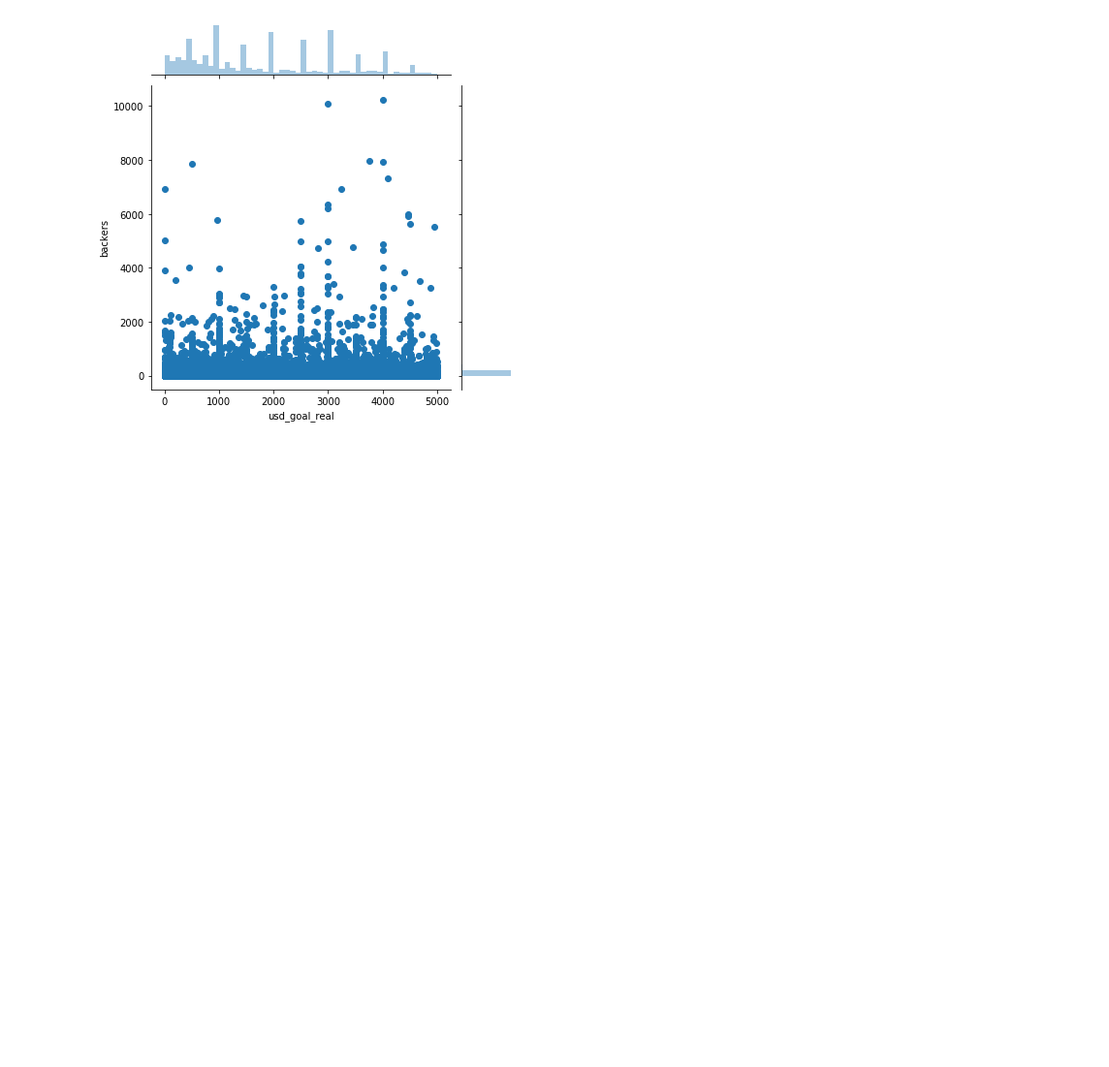
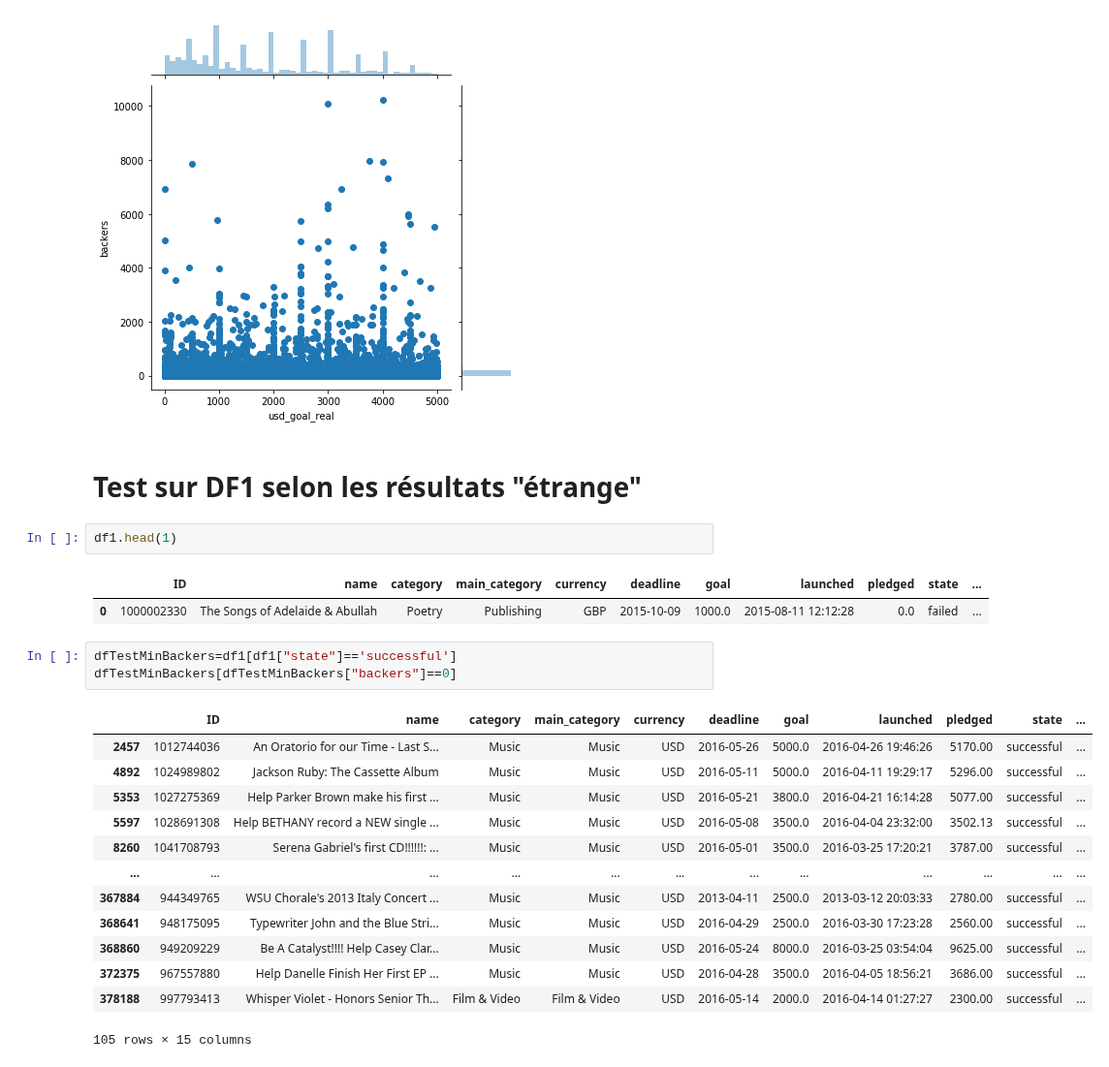
Before and after one commit to tbacha/DMML2019_Team_Apple, a Jupyter notebook: code/Kickstarter_notebook_Team_Apple.ipynb, the cells around one changed output. Shown at 97% size. Drawn from its saved outputs; the diff is of its cells as text; blank space fills up the shorter version.

```diff
--- a/code/Kickstarter_notebook_Team_Apple.ipynb
+++ b/code/Kickstarter_notebook_Team_Apple.ipynb
@@ -176,3 +174,27 @@ sns.jointplot(x="usd_pledged_real", y="backers", data=df1[df1["usd_pledged_real"
 sns.jointplot(x="usd_goal_real", y="backers", data=df1[df1["usd_goal_real"]<5000]);
 # %% [output]
 [figure]
+# %% [markdown]
+# Test sur DF1 selon les résultats "étrange"
+# %%
+df1.head(1)
+# %% [output]
+|  | ID | name | category | main_category | currency | deadline | goal | launched | pledged | state | ... |
+| 0 | 1000002330 | The Songs of Adelaide & Abullah | Poetry | Publishing | GBP | 2015-10-09 | 1000.0 | 2015-08-11 12:12:28 | 0.0 | failed | ... |
+# %%
+dfTestMinBackers=df1[df1["state"]=='successful']
+dfTestMinBackers[dfTestMinBackers["backers"]==0]
+# %% [output]
+|  | ID | name | category | main_category | currency | deadline | goal | launched | pledged | state | ... |
+| 2457 | 1012744036 | An Oratorio for our Time - Last S... | Music | Music | USD | 2016-05-26 | 5000.0 | 2016-04-26 19:46:26 | 5170.00 | successful | ... |
+| 4892 | 1024989802 | Jackson Ruby: The Cassette Album | Music | Music | USD | 2016-05-11 | 5000.0 | 2016-04-11 19:29:17 | 5296.00 | successful | ... |
+| 5353 | 1027275369 | Help Parker Brown make his first ... | Music | Music | USD | 2016-05-21 | 3800.0 | 2016-04-21 16:14:28 | 5077.00 | successful | ... |
+| 5597 | 1028691308 | Help BETHANY record a NEW single ... | Music | Music | USD | 2016-05-08 | 3500.0 | 2016-04-04 23:32:00 | 3502.13 | successful | ... |
+| 8260 | 1041708793 | Serena Gabriel's first CD!!!!!!: ... | Music | Music | USD | 2016-05-01 | 3500.0 | 2016-03-25 17:20:21 | 3787.00 | successful | ... |
+| ... | ... | ... | ... | ... | ... | ... | ... | ... | ... | ... | ... |
+| 367884 | 944349765 | WSU Chorale's 2013 Italy Concert ... | Music | Music | USD | 2013-04-11 | 2500.0 | 2013-03-12 20:03:33 | 2780.00 | successful | ... |
+| 368641 | 948175095 | Typewriter John and the Blue Stri... | Music | Music | USD | 2016-04-29 | 2500.0 | 2016-03-30 17:23:28 | 2560.00 | successful | ... |
+| 368860 | 949209229 | Be A Catalyst!!!! Help Casey Clar... | Music | Music | USD | 2016-05-24 | 8000.0 | 2016-03-25 03:54:04 | 9625.00 | successful | ... |
+| 372375 | 967557880 | Help Danelle Finish Her First EP ... | Music | Music | USD | 2016-04-28 | 3500.0 | 2016-04-05 18:56:21 | 3686.00 | successful | ... |
+| 378188 | 997793413 | Whisper Violet - Honors Senior Th... | Film & Video | Film & Video | USD | 2016-05-14 | 2000.0 | 2016-04-14 01:27:27 | 2300.00 | successful | ... |
+105 rows × 15 columns
```
Also changed, not shown: parts of 3 cells of this notebook.
